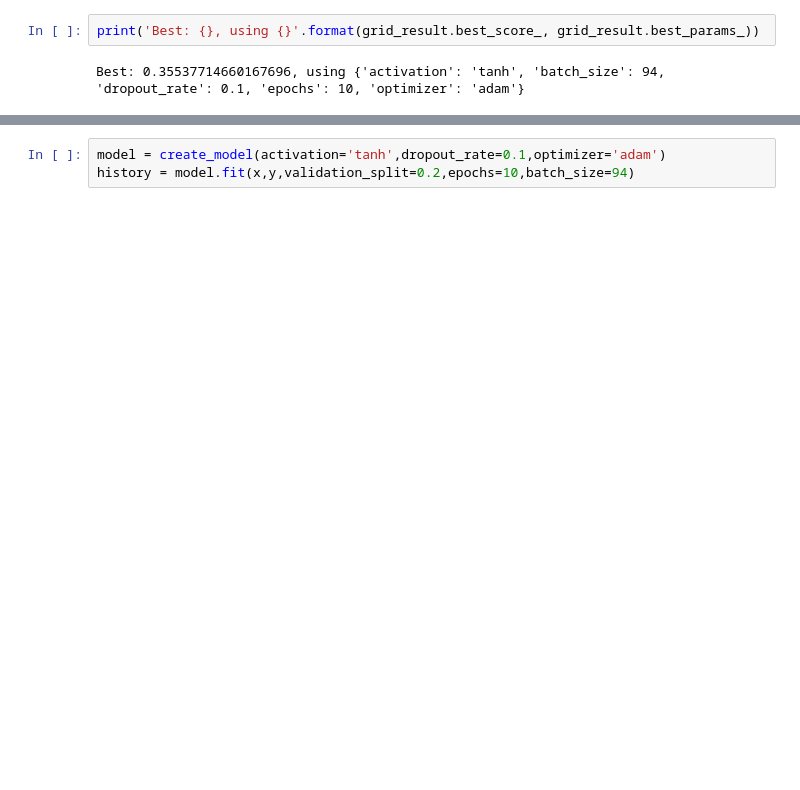
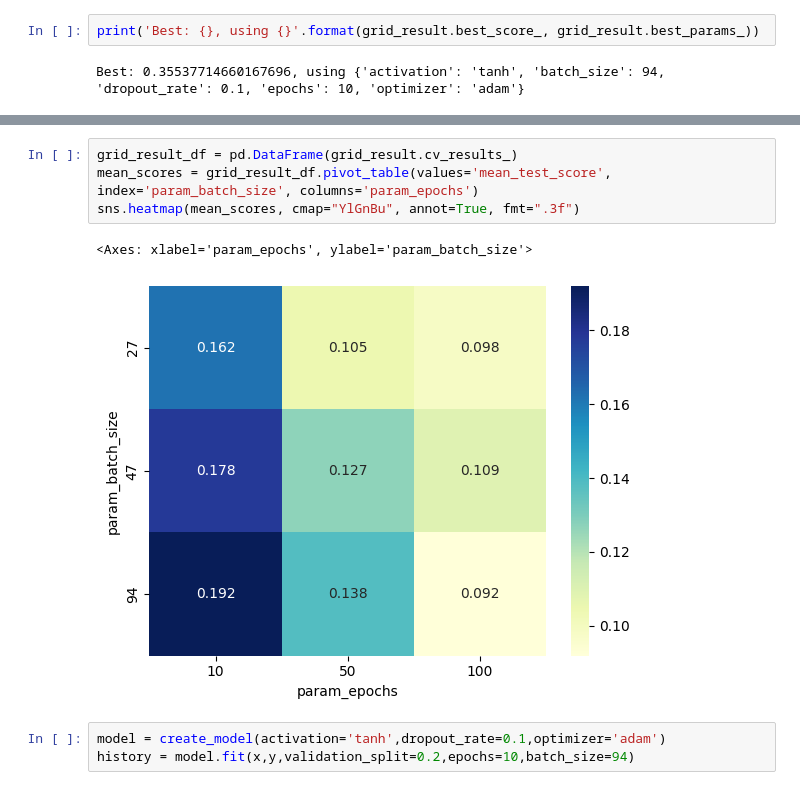
Before and after one commit to friskyspock/forestfire-data-excelr, a Jupyter notebook: NN_forestfire.ipynb, the cells around one changed output, grey strips where cells are left out. Drawn from its saved outputs; the diff is of its cells as text; blank space fills up the shorter version.

```diff
--- a/NN_forestfire.ipynb
+++ b/NN_forestfire.ipynb
@@ -94,3 +133,10 @@ sns.heatmap(mean_scores, cmap="YlGnBu", annot=True, fmt=".3f")
+# %%
+grid_result_df = pd.DataFrame(grid_result.cv_results_)
+mean_scores = grid_result_df.pivot_table(values='mean_test_score', index='param_batch_size', columns='param_epochs')
+sns.heatmap(mean_scores, cmap="YlGnBu", annot=True, fmt=".3f")
+# %% [output]
+<Axes: xlabel='param_epochs', ylabel='param_batch_size'>
+[figure, added]
 # %%
 model = create_model(activation='tanh',dropout_rate=0.1,optimizer='adam')
 history = model.fit(x,y,validation_split=0.2,epochs=10,batch_size=94)
```
Also changed, not shown: parts of 15 cells of this notebook.
